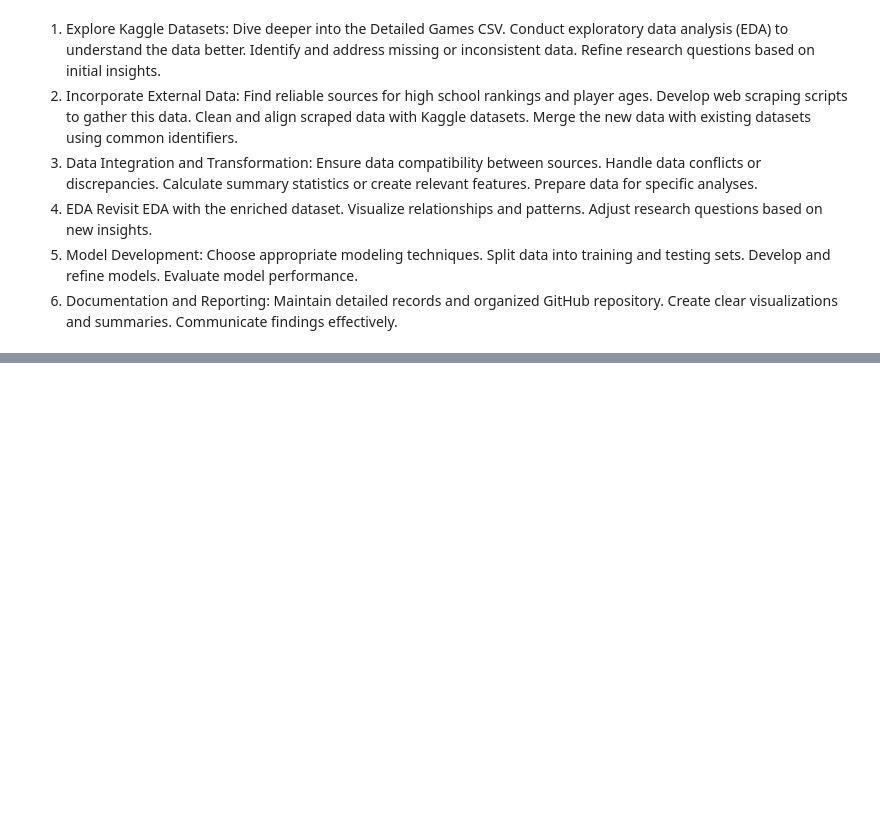
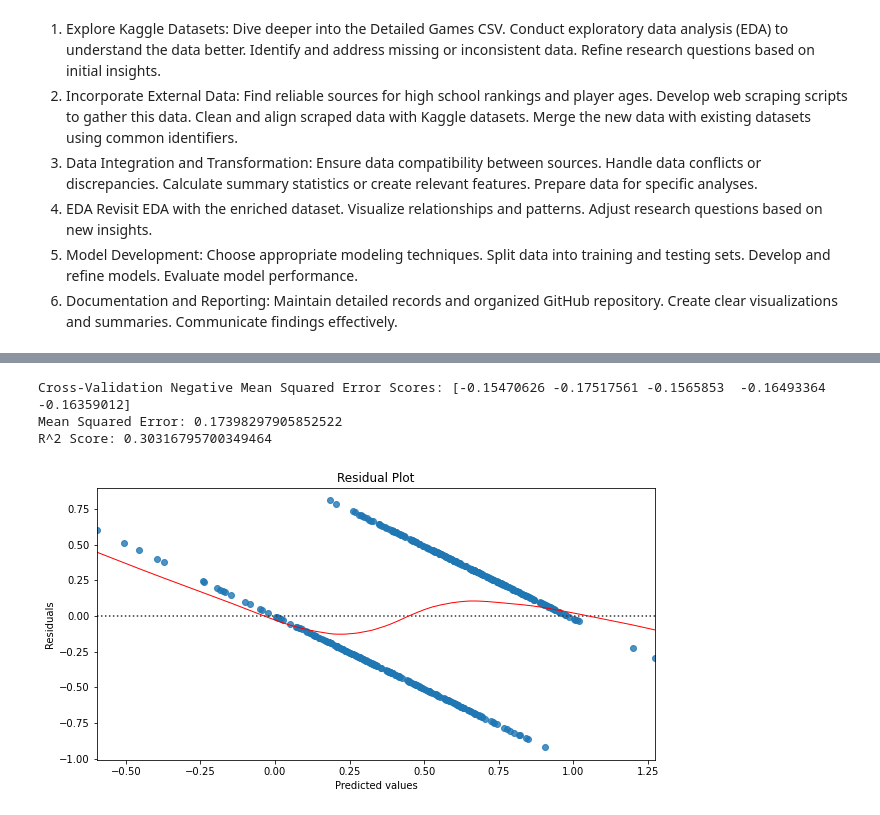
Before and after one commit to joshmccoy2/NCAA_March_Madness, a Jupyter notebook: NCAA.ipynb, the cells around one changed output, grey strips where cells are left out. Saved outputs shown, nothing was run; the diff lists cells and outputs as text; code cells hidden in the pictures; blank space fills up the shorter version.

Commit message:
2 models

```diff
--- a/NCAA.ipynb
+++ b/NCAA.ipynb
@@ -270,2 +273,20 @@ Communicate findings effectively.
 # %%
-# okokokokoko
+wins_df = detailed_tourney_results.copy()
+losses_df = detailed_tourney_results.copy()
+# For wins_df, set Outcome to 1 (representing a win)
+wins_df['Outcome'] = 1
+# You might want to rename the team and score columns for clarity
+wins_df.rename(columns={'WTeamID': 'TeamID', 'WScore': 'Score'}, inplace=True)
+
+# For losses_df, set Outcome to 0 (representing a loss)
+losses_df['Outcome'] = 0
+# You might want to rename the team and score columns for clarity
+losses_df.rename(columns={'LTeamID': 'TeamID', 'LScore': 'Score'}, inplace=True)
+# %%
+# Concatenate the DataFrames
+outcome_df = pd.concat([wins_df, losses_df], ignore_index=True)
+
+# Now, outcome_df has an Outcome column where 1 represents a win and 0 represents a loss,
+# with each game represented twice, once for each team
+# %%
+outcome_df = outcome_df.drop(['WLoc'], axis=1)
@@ -271,0 +370,56 @@ Communicate findings effectively.
+# %%
+# Linear Regression
+
+import pandas as pd
+from sklearn.model_selection import train_test_split, cross_val_score
+from sklearn.linear_model import LinearRegression
+from sklearn.preprocessing import StandardScaler
+from sklearn.metrics import mean_squared_error, r2_score
+from sklearn.feature_selection import SelectKBest, f_regression
+
+# Assuming outcome_df is your DataFrame
+X = outcome_df.drop(['Outcome', 'WTeamID', 'LTeamID', 'WScore', 'LScore'], axis=1)
+y = outcome_df['Outcome']
+
+# Split data
+X_train, X_test, y_train, y_test = train_test_split(X, y, test_size=0.2, random_state=42)
+
+# Scale data
+scaler = StandardScaler()
+X_train_scaled = scaler.fit_transform(X_train)
+X_test_scaled = scaler.transform(X_test)
+
+# Feature Selection: Select top k features
+selector = SelectKBest(score_func=f_regression, k=3)
+X_train_selected = selector.fit_transform(X_train_scaled, y_train)
+X_test_selected = selector.transform(X_test_scaled)
+
+# Create and train model
+lr = LinearRegression()
+lr.fit(X_train_selected, y_train)
+
+# Cross-validation
+scores = cross_val_score(lr, X_train_selected, y_train, cv=5, scoring='neg_mean_squared_error')
+print(f'Cross-Validation Negative Mean Squared Error Scores: {scores}')
+
+# Make predictions on the test set
+y_pred = lr.predict(X_test_selected)
+
+# Evaluate the model
+print(f'Mean Squared Error: {mean_squared_error(y_test, y_pred)}')
+print(f'R^2 Score: {r2_score(y_test, y_pred)}')
+# %% [output]
+Cross-Validation Negative Mean Squared Error Scores: [-0.15470626 -0.17517561 -0.1565853  -0.16493364 -0.16359012]
+Mean Squared Error: 0.17398297905852522
+R^2 Score: 0.30316795700349464
+# %%
+import seaborn as sns
+
+residuals = y_test - y_pred
+sns.residplot(x=y_pred, y=residuals, lowess=True, line_kws={'color': 'red', 'lw': 1, 'alpha': 1})
+plt.xlabel('Predicted values')
+plt.ylabel('Residuals')
+plt.title('Residual Plot')
+plt.show()
+# %% [output]
+[figure, added]
```
Also changed, not shown: parts of 10 cells of this notebook.
